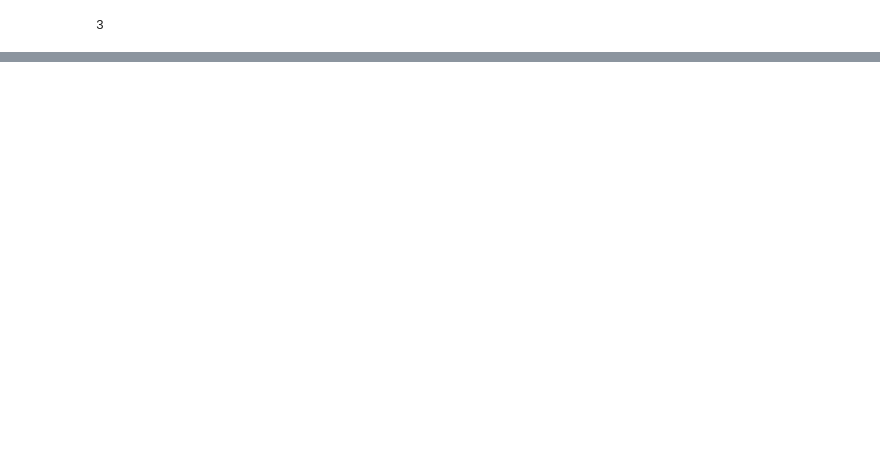
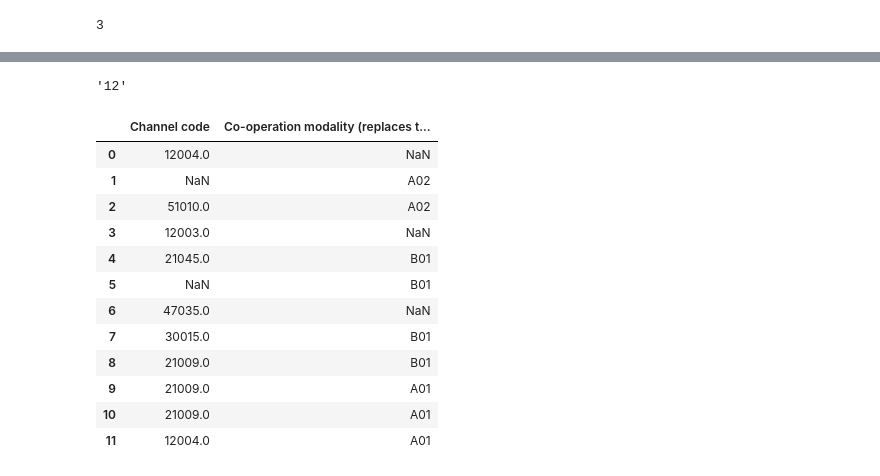
Before and after one commit to ogulcanertuncdcd/tor_fileuploader, a Jupyter notebook: test_LT/test_LT.ipynb, the cells around one changed output, grey strips where cells are left out. Saved outputs shown, nothing was run; the diff lists cells and outputs as text; code cells hidden in the pictures; blank space fills up the shorter version.

```diff
--- a/test_LT/test_LT.ipynb
+++ b/test_LT/test_LT.ipynb
@@ -54,0 +86,20 @@ df.loc[3,"errormessage"]
+# %%
+df.loc[0,"Channel code"].astype(str)[:2]
+# %% [output]
+'12'
+# %%
+df[["Channel code","Co-operation modality (replaces the type of aid)"]].head(20)
+# %% [output]
+|  | Channel code | Co-operation modality (replaces t... |
+| 0 | 12004.0 | NaN |
+| 1 | NaN | A02 |
+| 2 | 51010.0 | A02 |
+| 3 | 12003.0 | NaN |
+| 4 | 21045.0 | B01 |
+| 5 | NaN | B01 |
+| 6 | 47035.0 | NaN |
+| 7 | 30015.0 | B01 |
+| 8 | 21009.0 | B01 |
+| 9 | 21009.0 | A01 |
+| 10 | 21009.0 | A01 |
+| 11 | 12004.0 | A01 |
```
Also changed, not shown: parts of 14 cells of this notebook.
